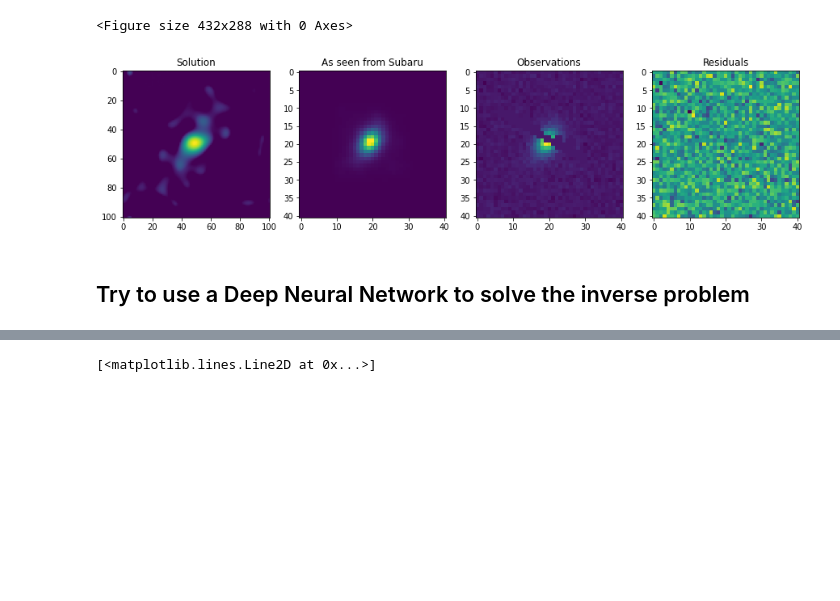
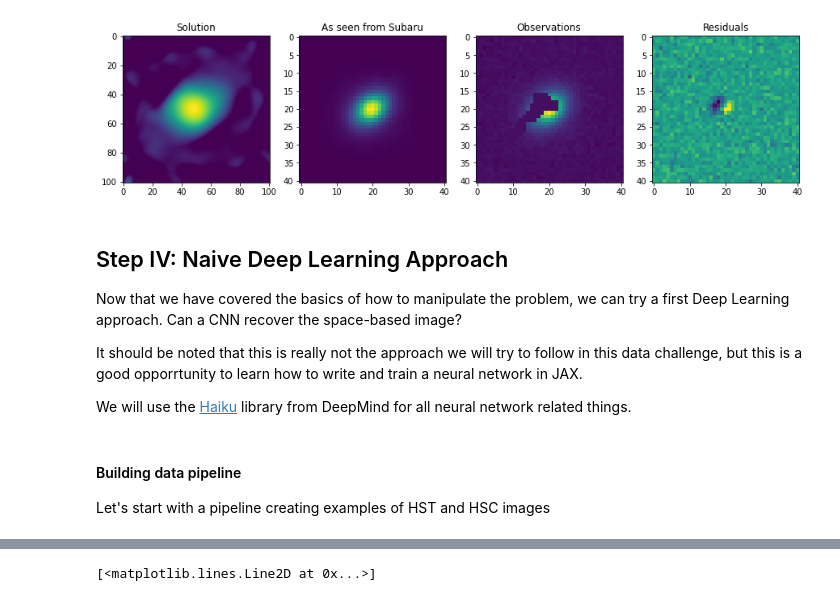
Before and after one commit to EiffL/Quarks2CosmosDataChallenge, a Jupyter notebook: notebooks/PartI-DifferentiableForwardModel.ipynb, the cells around one changed output, grey strips where cells are left out. Saved outputs shown, nothing was run; the diff lists cells and outputs as text; code cells hidden in the pictures; blank space fills up the shorter version.

```diff
--- a/notebooks/PartI-DifferentiableForwardModel.ipynb
+++ b/notebooks/PartI-DifferentiableForwardModel.ipynb
@@ -136,6 +347,6 @@ def update(x, opt_state):
 # %%
 losses = []
 # %%
-for i in range(100):
+for i in range(200):
     logp, x, opt_state = update(x, opt_state)
     losses.append(logp)
@@ -171,0 +383,4 @@ title('Residuals');
+# %%
+x_true = cosmos['image']
+cr_mask = 1.*(hsc['mask'] == 44)
+y_obs = im_noise * (1 - cr_mask)
@@ -172,6 +403,6 @@ title('Residuals');
 # %%
 def log_prob(x):
     likelihood = tfd.Independent(tfd.Normal(simulate_hsc(x, cosmos['psf'], hsc['psf']),
-                                            jnp.sqrt(hsc['variance'] + (hsc['mask'] == 44)*1e3)),
+                                            jnp.sqrt(hsc['variance'] + cr_mask*1e3)), # We add a high noise component in mask
                              reinterpreted_batch_ndims=2)
-    return likelihood.log_prob(obs*(hsc['mask'] != 44))
+    return likelihood.log_prob(y_obs)
@@ -188,4 +409,7 @@ optimizer = optax.adam(0.001)
 # %%
+optimizer = optax.adam(0.002)
+
 # Create a parameter
 x = jnp.zeros([101, 101])
+
 opt_state = optimizer.init(x)
@@ -217,20 +442,28 @@ loglog(abs(np.array(losses)))
 # %%
-figure()
 figure(figsize=[15,5])
 subplot(141)
 imshow(x)
 title('Solution')
 subplot(142)
 imshow(simulate_hsc(x, cosmos['psf'], hsc['psf']))
 title('As seen from Subaru')
 subplot(143)
-imshow(obs*(hsc['mask'] != 44))
+imshow(y_obs)
 title('Observations')
 subplot(144)
-imshow((obs - simulate_hsc(x, cosmos['psf'], hsc['psf'])))
+imshow((im_noise - simulate_hsc(x, cosmos['psf'], hsc['psf'])))
 title('Residuals');
 # %% [output]
-<Figure size 432x288 with 0 Axes>
-[figure, old version]
+[figure, new version]
-# %% [markdown]
-## Try to use a Deep Neural Network to solve the inverse problem
+# %% [markdown]
+## Step IV: Naive Deep Learning  Approach
+
+Now that we have covered the basics of how to manipulate the problem, we can try a first Deep Learning approach. Can a CNN recover the space-based image?
+
+It should be noted that this is really not the approach we will try to follow in this data challenge, but this is a good opporrtunity to learn how to write and train a neural network in JAX.
+
+We will use the [Haiku](https://github.com/deepmind/dm-haiku) library from DeepMind for all neural network related things.
+# %% [markdown]
+#### Building data pipeline
+
+Let's start with a pipeline creating examples of HST and HSC images
```
Also changed, not shown: parts of 97 cells of this notebook.
